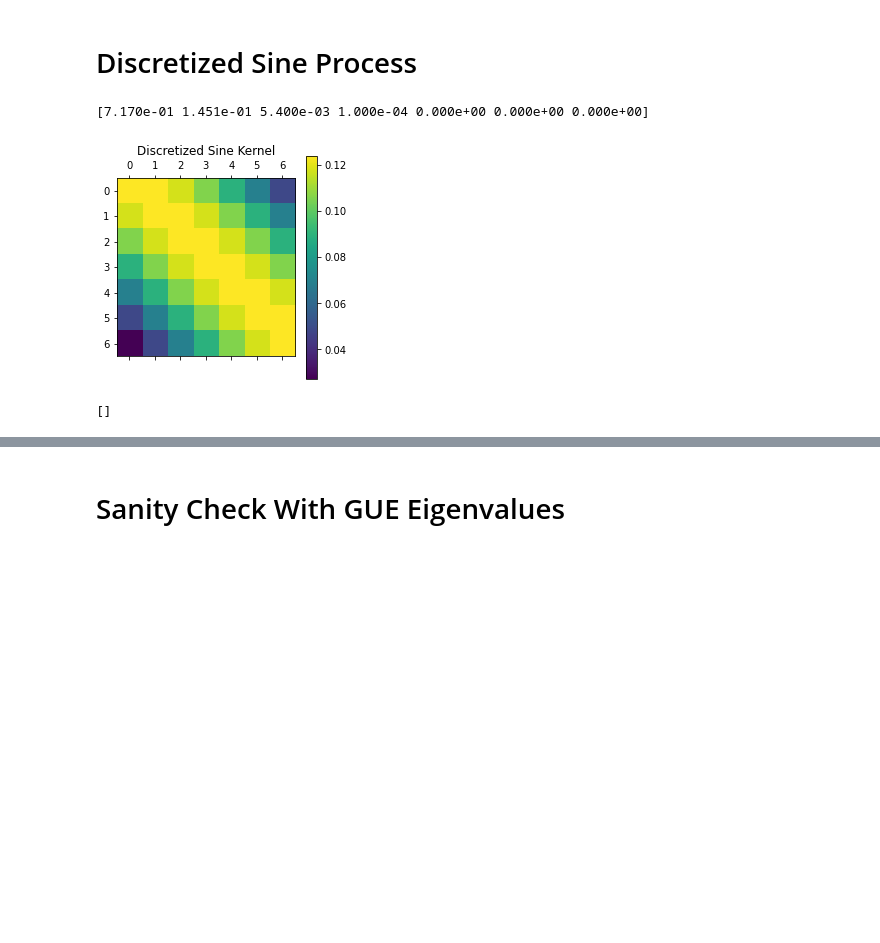
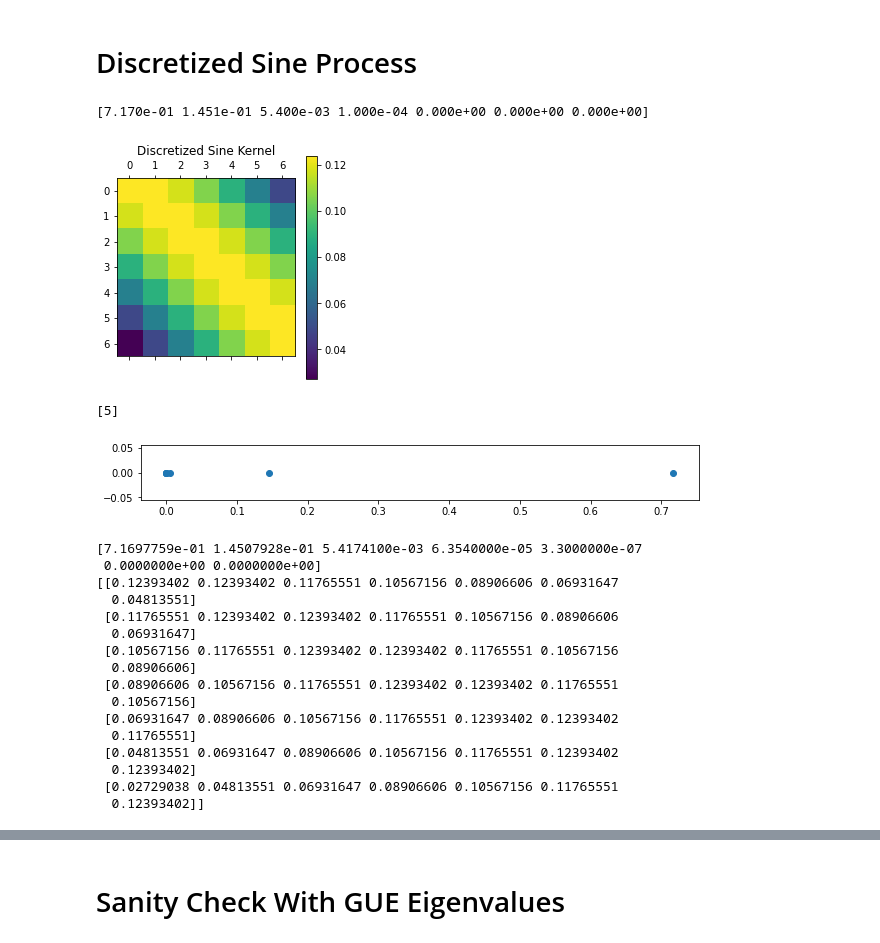
Before and after one commit to SamKirkiles/Determinantal-Point-Process-Sampling, a Jupyter notebook: Determinantal Point Processes.ipynb, the cells around one changed output, grey strips where cells are left out. Cells and saved outputs as stored; diff of their text form; code cells hidden in the pictures; blank space fills up the shorter version.

```diff
--- a/Determinantal Point Processes.ipynb
+++ b/Determinantal Point Processes.ipynb
@@ -140,31 +140,59 @@ plt.show()
 k=3
 
 def compute_sine_kernel_entry(m,l):
     try:
         upper = sici(1/(2**k)*math.pi*(m-l-1))[0]
     except:
         upper = sici(1/(2**k)*math.pi*(m-l-1))
 
     try:
         lower = sici(1/(2**k)*math.pi*(m-l))[0]
     except:
         lower = sici(1/(2**k)*math.pi*(m-l))
 
     return 1/(-math.pi)*(upper-lower)
 
 
 sine_K = np.array([[compute_sine_kernel_entry(m,l) for m in range(2**k-1)] for l in range(2**k-1)])
 
 print(np.around(np.linalg.eig(sine_K)[0].real,4))
 
 plt.matshow(np.array(sine_K))
 plt.colorbar()
 plt.title("Discretized Sine Kernel")
 plt.show()
 
 samples,_ = sampling_algorithm_1(sine_K)
 print(samples)
+
+
+eigs = np.around(np.linalg.eig(sine_K)[0].real,8)
+eigs[eigs==0.] = 0.
+
+fig = plt.figure(figsize=(10,1))
+plt.scatter(eigs,np.zeros(len(eigs)))
+plt.show()
+
+print(eigs)
+print(sine_K)
 # %% [output]
 [7.170e-01 1.451e-01 5.400e-03 1.000e-04 0.000e+00 0.000e+00 0.000e+00]
 [figure]
-[]
+[5]
+[figure, added]
+[7.1697759e-01 1.4507928e-01 5.4174100e-03 6.3540000e-05 3.3000000e-07
+ 0.0000000e+00 0.0000000e+00]
+[[0.12393402 0.12393402 0.11765551 0.10567156 0.08906606 0.06931647
+  0.04813551]
+ [0.11765551 0.12393402 0.12393402 0.11765551 0.10567156 0.08906606
+  0.06931647]
+ [0.10567156 0.11765551 0.12393402 0.12393402 0.11765551 0.10567156
+  0.08906606]
+ [0.08906606 0.10567156 0.11765551 0.12393402 0.12393402 0.11765551
+  0.10567156]
+ [0.06931647 0.08906606 0.10567156 0.11765551 0.12393402 0.12393402
+  0.11765551]
+ [0.04813551 0.06931647 0.08906606 0.10567156 0.11765551 0.12393402
+  0.12393402]
+ [0.02729038 0.04813551 0.06931647 0.08906606 0.10567156 0.11765551
+  0.12393402]]
```
Also changed, not shown: parts of 7 cells of this notebook.
